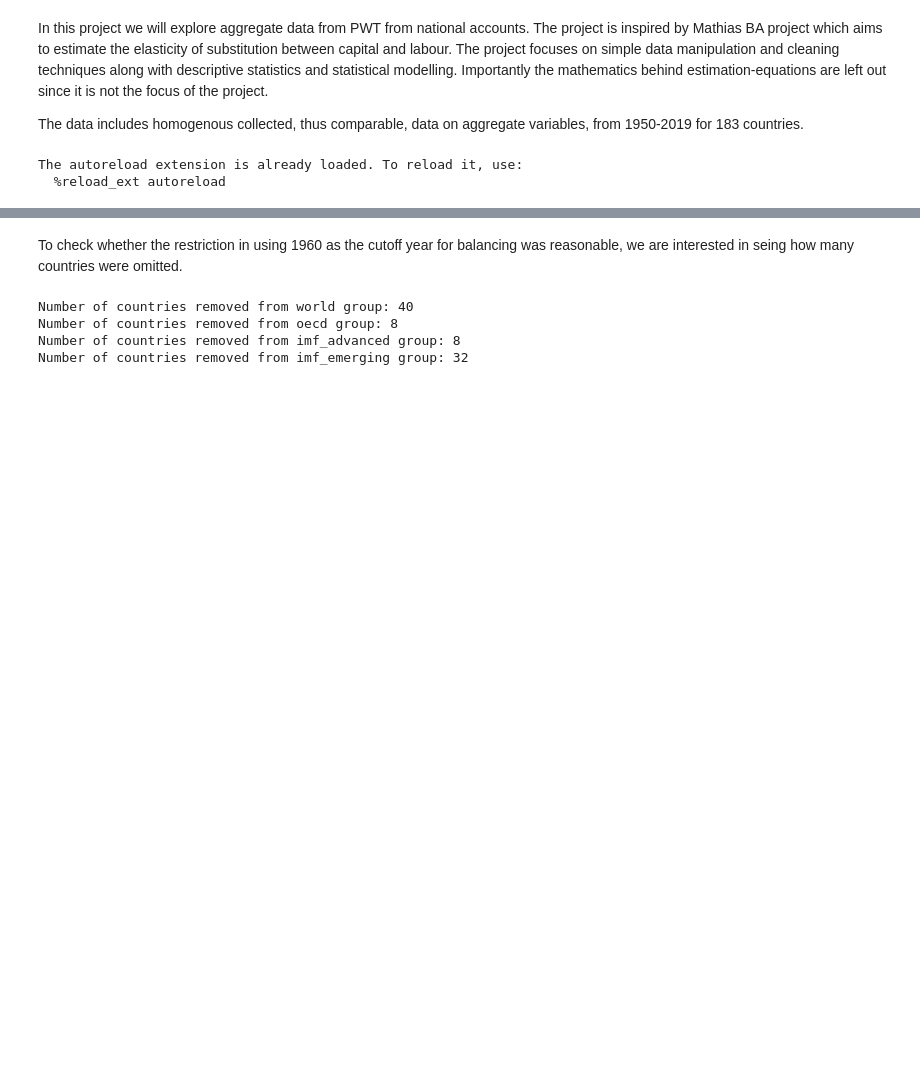
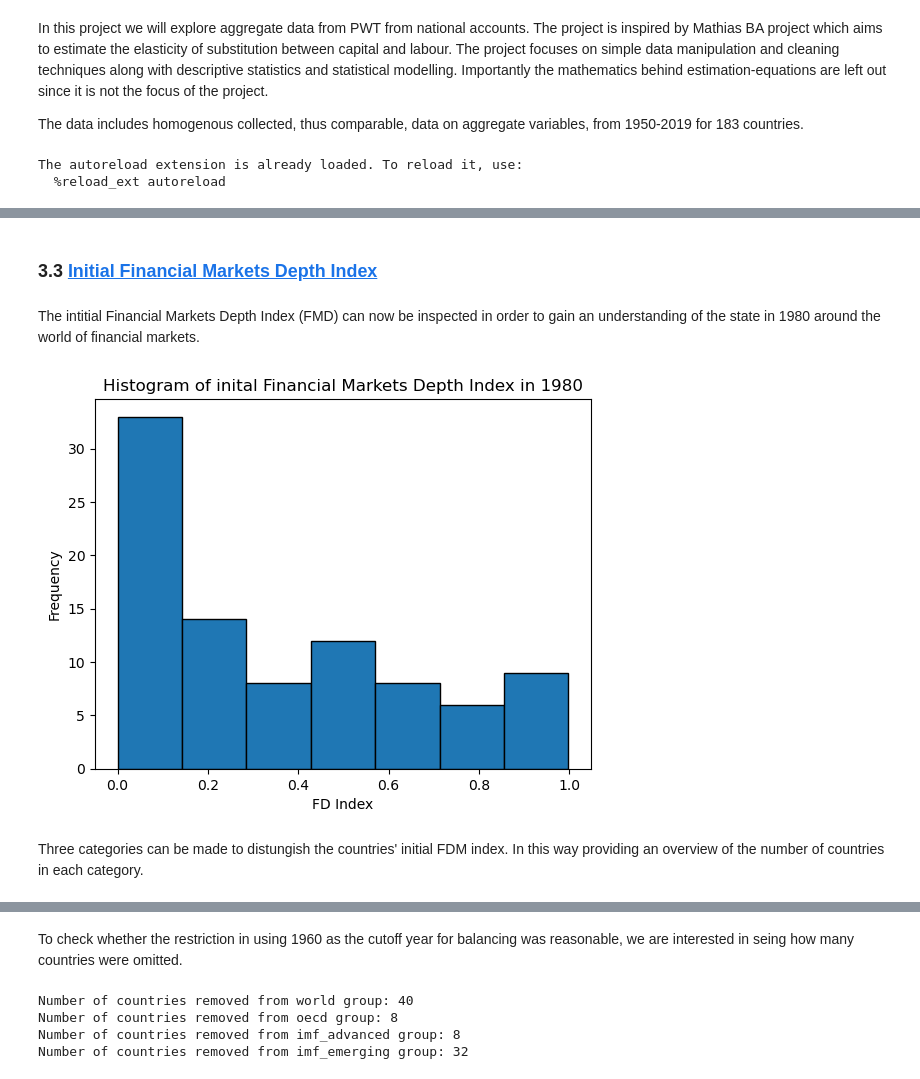
Before and after one commit to NumEconCopenhagen/projects-2024-mathias-mikkel-gabriele, a Jupyter notebook: dataproject/dataproject.ipynb, the cells around one changed output, grey strips where cells are left out. Saved outputs shown, nothing was run; the diff lists cells and outputs as text; code cells hidden in the pictures; blank space fills up the shorter version.

```diff
--- a/dataproject/dataproject.ipynb
+++ b/dataproject/dataproject.ipynb
@@ -485,0 +116,9 @@ imf_emerging_bal_data = balanced_data[balanced_data['countrycode'].isin(con.imf_
+# %%
+# Read IMF data from local excel file
+imf = pd.read_excel("data/FD Index Database (Excel).xlsx")
+
+# Define variables of interest
+var_of_int_imf = ['country','year','FD','FID','FMD']
+
+# Filter to only include variables of interest
+imf = imf[var_of_int_imf]
@@ -485,0 +221,22 @@ imf_emerging_bal_data = balanced_data[balanced_data['countrycode'].isin(con.imf_
+# %% [markdown]
+### 3.3 <a id='toc1_'></a>[Initial Financial Markets Depth Index](#toc0_)
+# %% [markdown]
+The intitial Financial Markets Depth Index (FMD) can now be inspected in order to gain an understanding of the state in 1980 around the world of financial markets.
+# %%
+# Define a pandas core series as a split-apply to group the observations by country and compute the first observation for FMD
+initial_FMD = pwt_and_imf.groupby('country')['FMD'].first().reset_index()
+
+# Plotting
+plt.hist(initial_FMD['FMD'], bins=7, edgecolor='black')
+
+# Adding labels and titles
+plt.title('Histogram of inital Financial Markets Depth Index in 1980')
+plt.xlabel('FD Index')
+plt.ylabel('Frequency')
+
+# Show plot
+plt.show()
+# %% [output]
+[figure, added]
+# %% [markdown]
+Three categories can be made to distungish the countries' initial FDM index. In this way providing an overview of the number of countries in each category.
```
Also changed, not shown: parts of 86 cells of this notebook.
